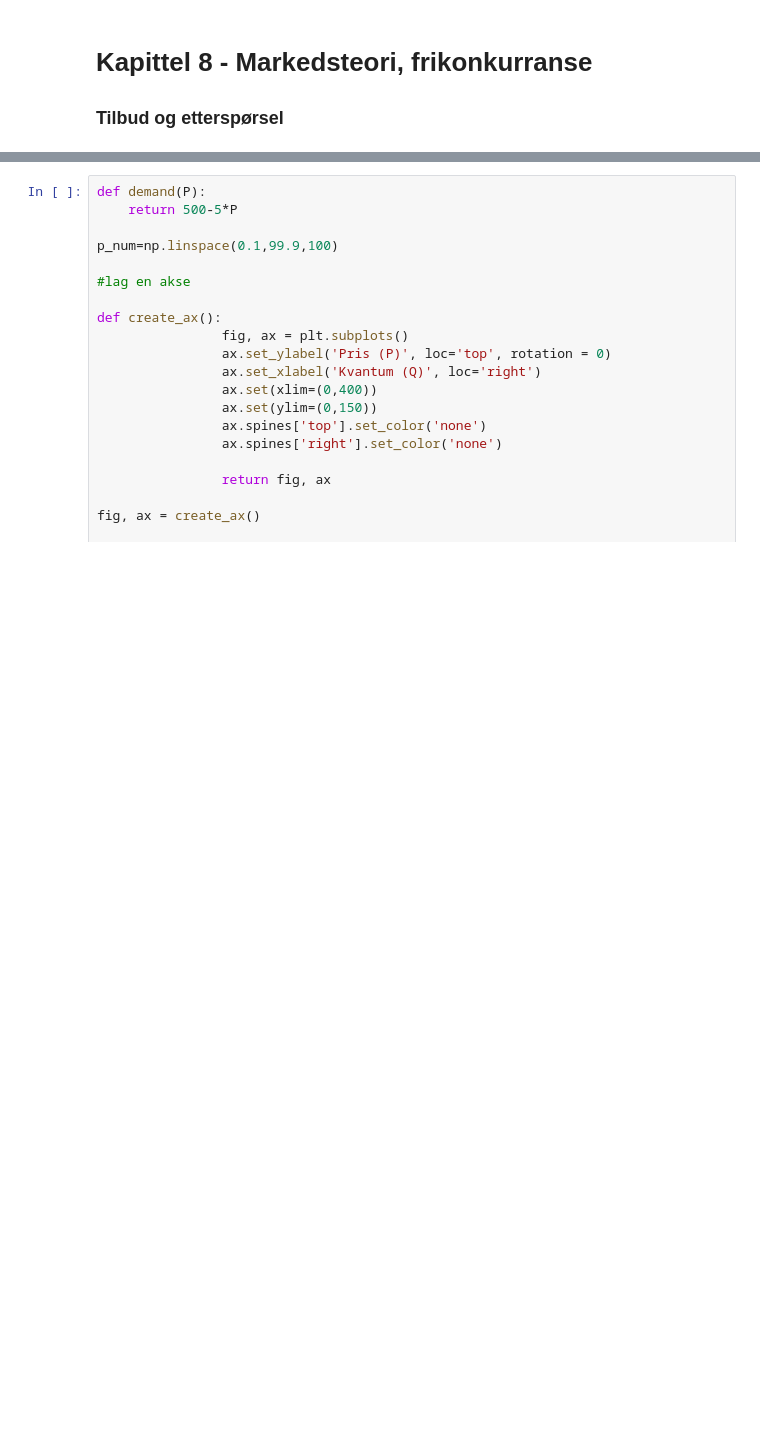
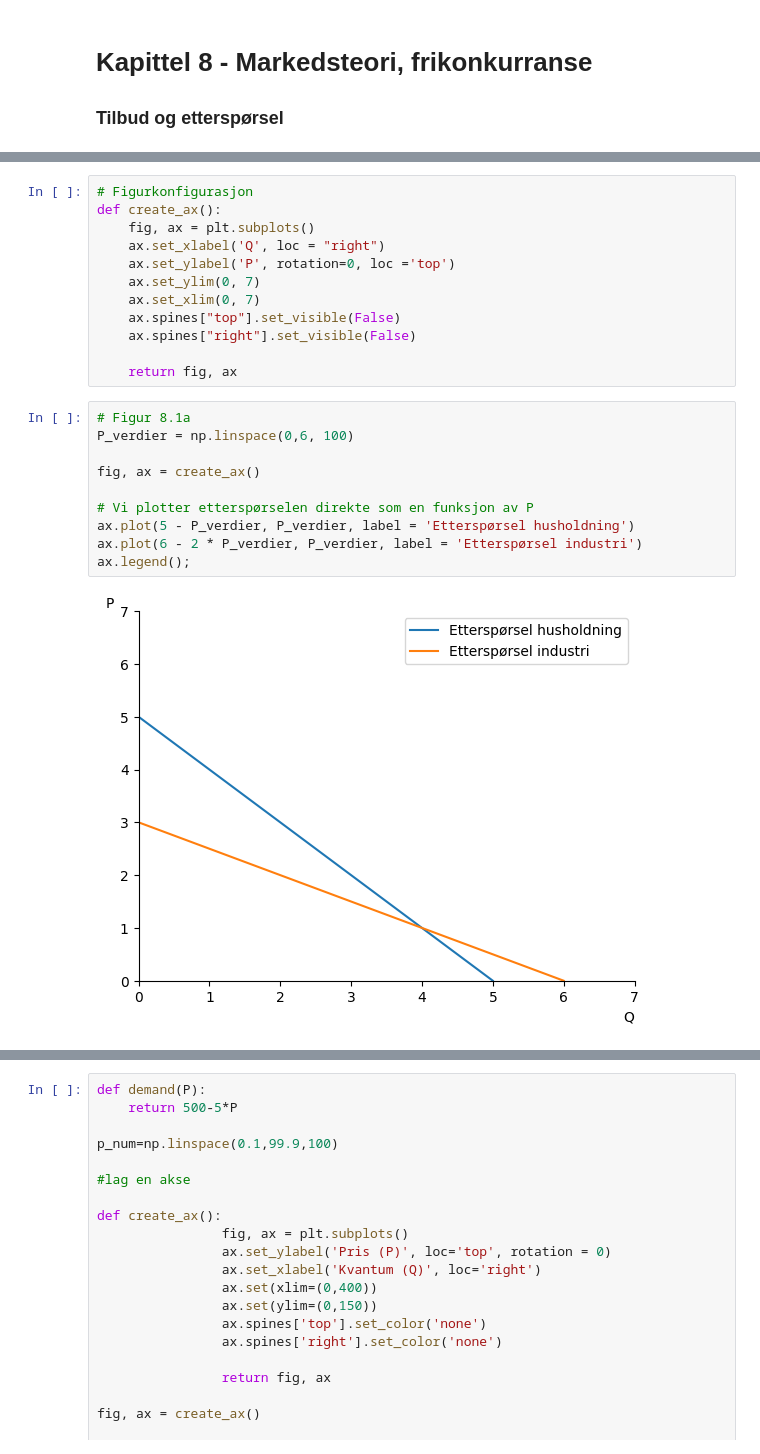
Before and after one commit to uit-sok-1303-v26/uit-sok-1303.v26.github.io, a Jupyter notebook: Markedsteori - Kapittel 8.ipynb, the cells around one changed output, grey strips where cells are left out. Drawn from its saved outputs; the diff is of its cells as text; blank space fills up the shorter version.

```diff
--- a/Markedsteori - Kapittel 8.ipynb
+++ b/Markedsteori - Kapittel 8.ipynb
@@ -85,0 +270,24 @@ funksjon.
+# %%
+# Figurkonfigurasjon
+def create_ax():
+    fig, ax = plt.subplots()
+    ax.set_xlabel('Q', loc = "right")
+    ax.set_ylabel('P', rotation=0, loc ='top')
+    ax.set_ylim(0, 7)
+    ax.set_xlim(0, 7)
+    ax.spines["top"].set_visible(False)
+    ax.spines["right"].set_visible(False)
+
+    return fig, ax
+# %%
+# Figur 8.1a
+P_verdier = np.linspace(0,6, 100)
+
+fig, ax = create_ax()
+
+# Vi plotter etterspørselen direkte som en funksjon av P
+ax.plot(5 - P_verdier, P_verdier, label = 'Etterspørsel husholdning')
+ax.plot(6 - 2 * P_verdier, P_verdier, label = 'Etterspørsel industri')
+ax.legend();
+# %% [output]
+[figure, added]
```
Also changed, not shown: parts of 49 cells of this notebook.
